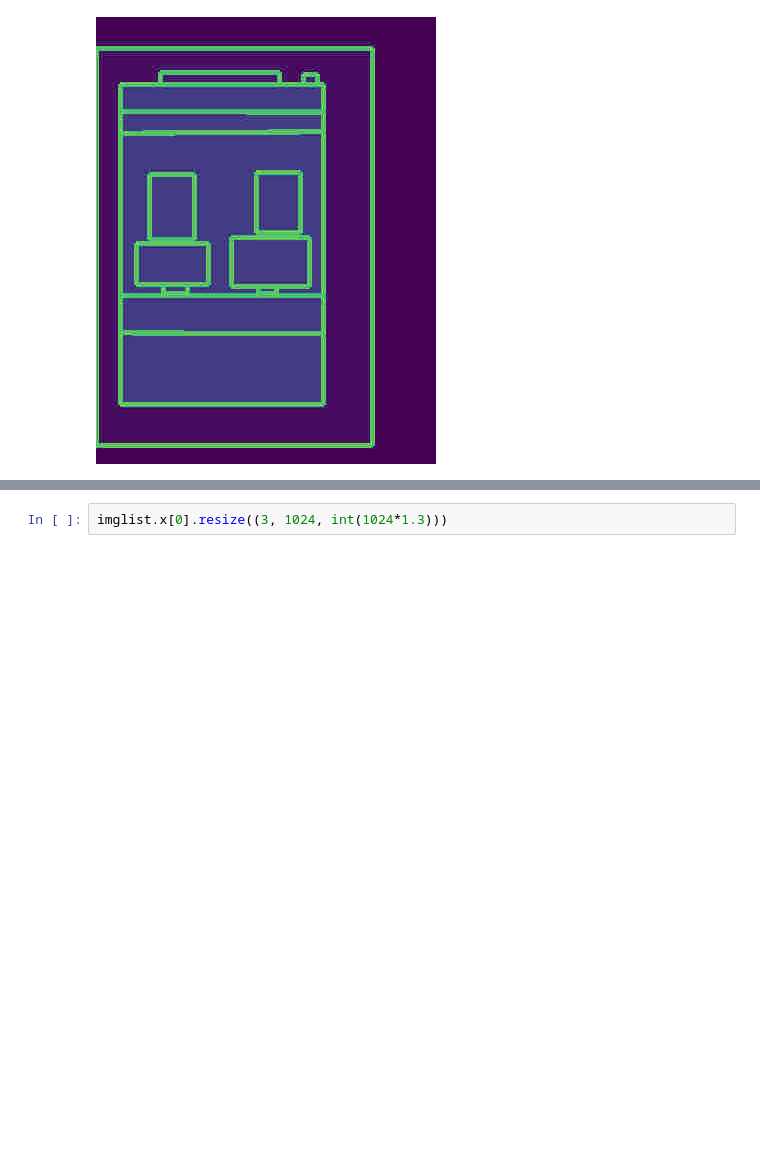
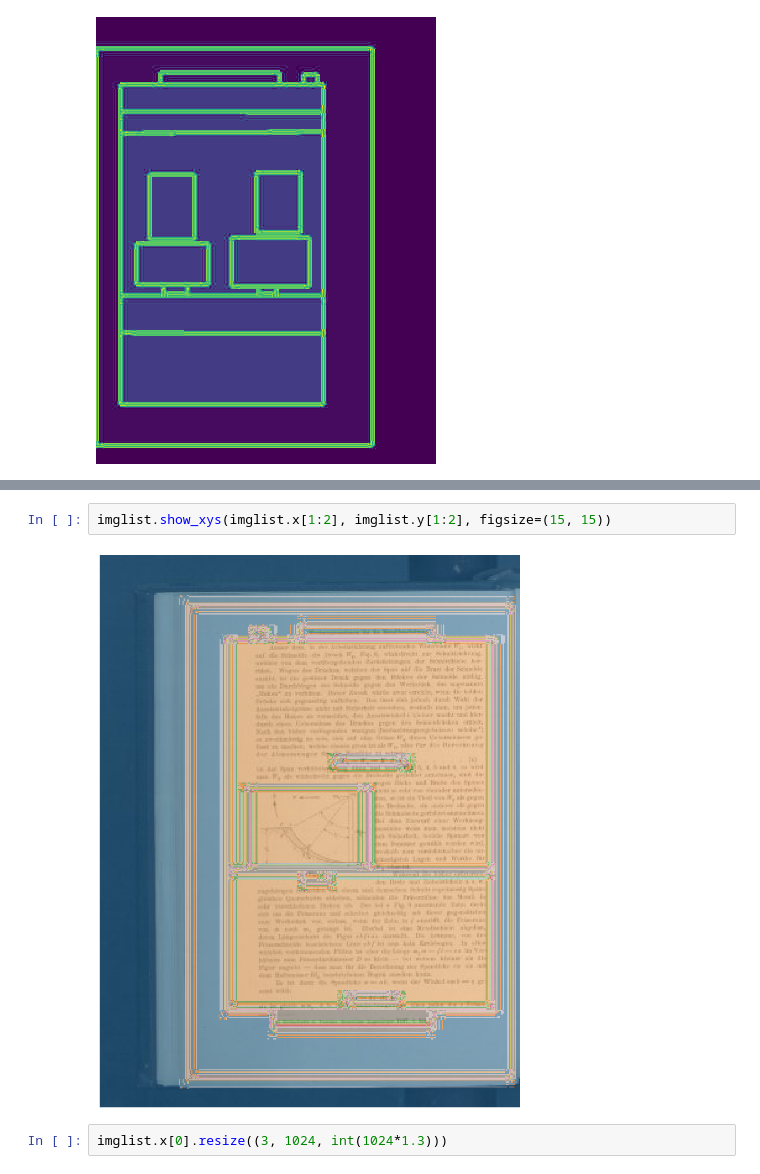
Before and after one commit to OCR-D/ocrd_segment, a Jupyter notebook: notebooks/1stOverview.ipynb, the cells around one changed output, grey strips where cells are left out. Drawn from its saved outputs; the diff is of its cells as text; blank space fills up the shorter version.

```diff
--- a/notebooks/1stOverview.ipynb
+++ b/notebooks/1stOverview.ipynb
@@ -372,3 +427,7 @@ imglist.show_batch()
+# %%
+imglist.show_xys(imglist.x[1:2], imglist.y[1:2], figsize=(15, 15))
+# %% [output]
+[figure, added]
 # %%
 imglist.x[0].resize((3, 1024, int(1024*1.3)))
 # %% [output]
```
Also changed, not shown: parts of 12 cells of this notebook.
